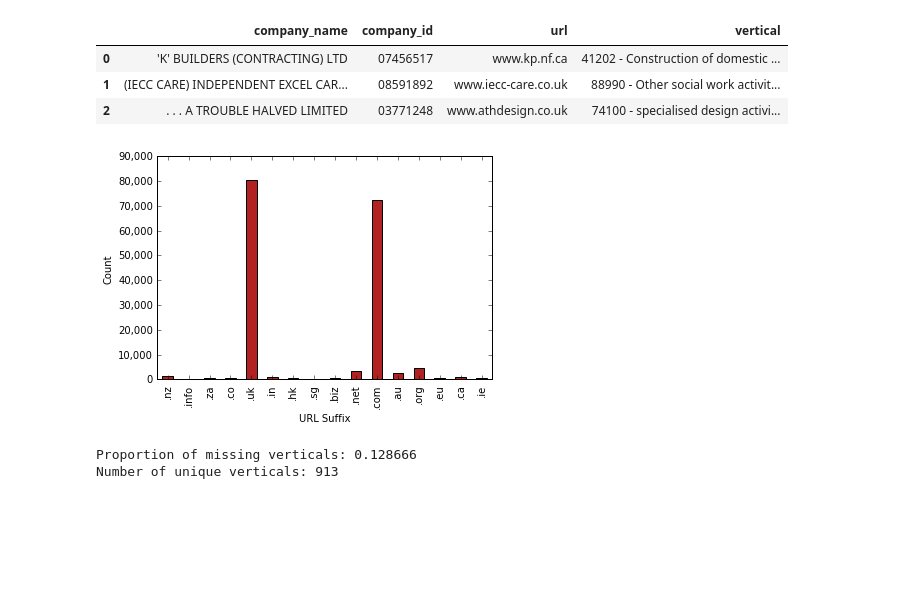
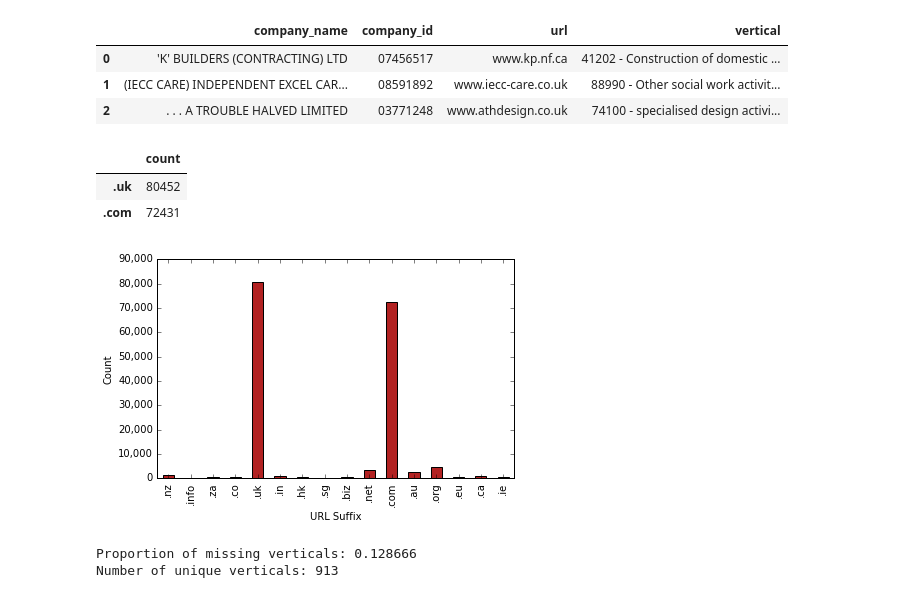
Before and after one commit to dannyfriar/msc-project, a Jupyter notebook: exploratory_analysis/explore_data.ipynb, the cells around one changed output. Saved outputs shown, nothing was run; the diff lists cells and outputs as text; code cells hidden in the pictures; blank space fills up the shorter version.

```diff
--- a/explore_data.ipynb
+++ b/exploratory_analysis/explore_data.ipynb
@@ -32,24 +32,30 @@ companies_df['url_ending'] = companies_df.url.apply(get_url_ending)
 ending_counts = Counter(companies_df['url_ending'].tolist())
 count_df = pd.DataFrame.from_dict(ending_counts, orient='index')
 count_df.columns = ['count']
-count_df = count_df[count_df['count'] >= 200]
+count_df[count_df['count']>10000]
+# count_df = count_df[count_df['count'] >= 200]
+# %% [output]
+|  | count |
+| .uk | 80452 |
+| .com | 72431 |
 # %%
 # Axis formatting with comma
 def func(x, pos):  # formatter function takes tick label and tick position
    s = '{:0,d}'.format(int(x))
    return s
 
 y_format = tkr.FuncFormatter(func)
 
 # Plot and save to file
 ax = count_df.plot(kind='bar', color='firebrick')
 ax.set_xlabel("URL Suffix")
 ax.set_ylabel("Count")
 ax.legend_.remove()
 ax.yaxis.set_major_formatter(y_format)
+plt.tight_layout()
 plt.savefig('figures/suffix_barplot.png')
 # %% [output]
-[figure, old version]
+[figure, new version]
 # %%
 # Verticals
 companies_df.describe()
```
Also changed, not shown: 3 other files.
